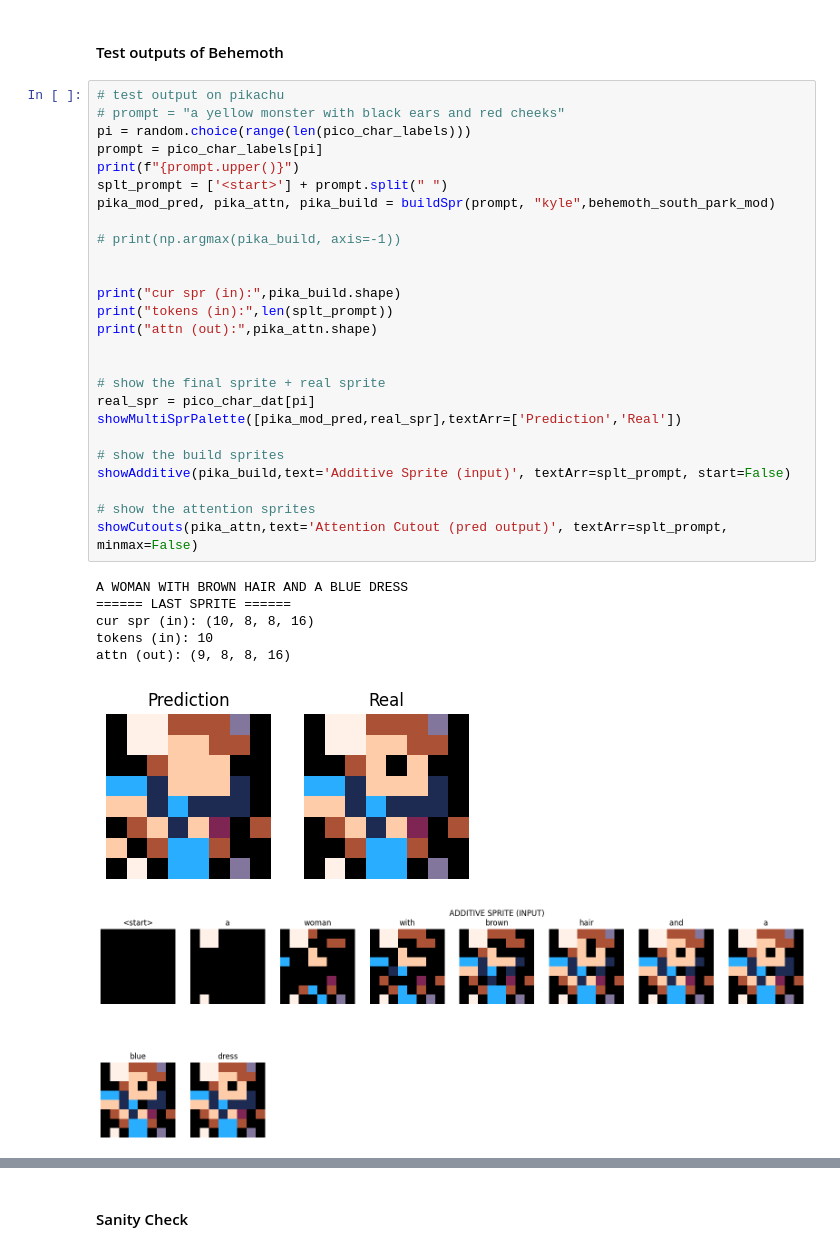
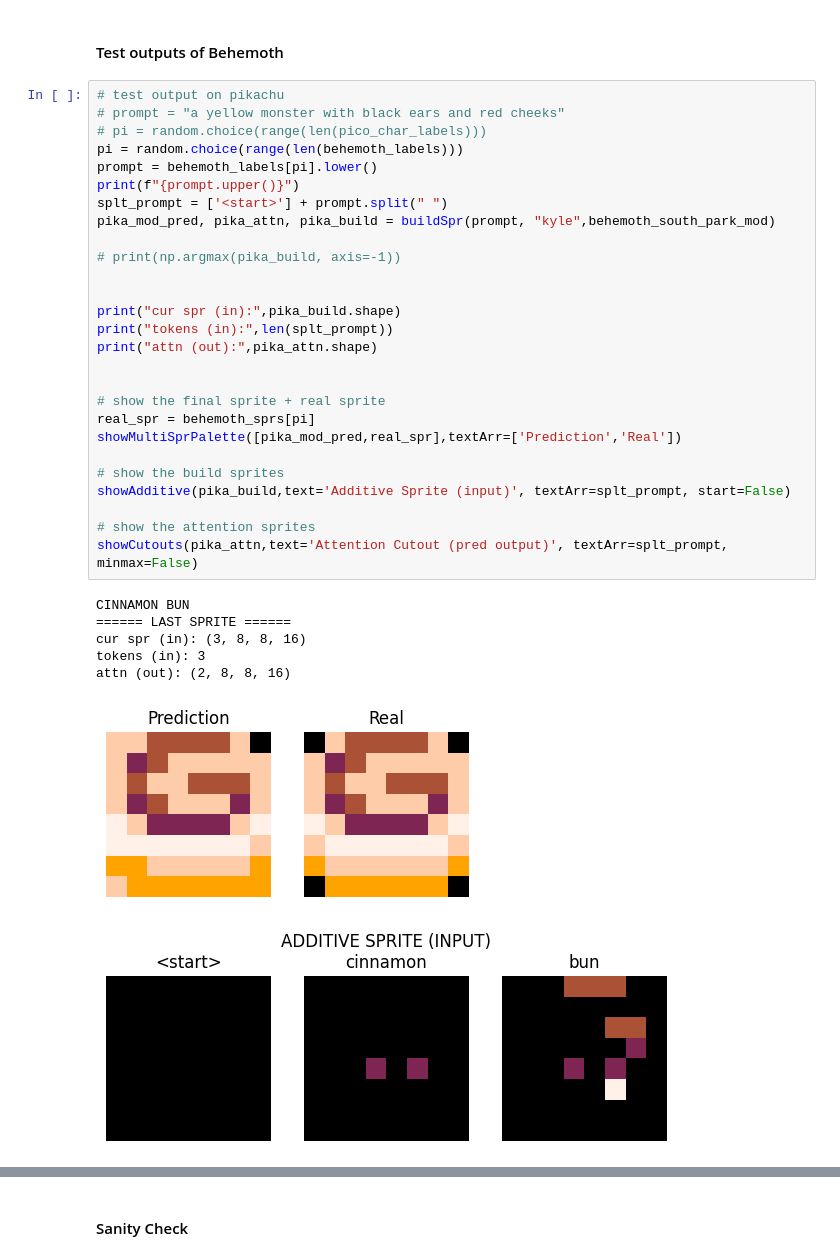
Before and after one commit to MasterMilkX/BMO_chatbot_prototype, a Jupyter notebook: Experimental_Notebooks/sprite_southpark.ipynb, the cells around one changed output, grey strips where cells are left out. Saved outputs shown, nothing was run; the diff lists cells and outputs as text.

```diff
--- a/Experimental_Notebooks/sprite_southpark.ipynb
+++ b/Experimental_Notebooks/sprite_southpark.ipynb
@@ -1313,34 +1313,35 @@ KeyError: 'val_loss'
 # %%
 # test output on pikachu
 # prompt = "a yellow monster with black ears and red cheeks"
-pi = random.choice(range(len(pico_char_labels)))
-prompt = pico_char_labels[pi]
+# pi = random.choice(range(len(pico_char_labels)))
+pi = random.choice(range(len(behemoth_labels)))
+prompt = behemoth_labels[pi].lower()
 print(f"{prompt.upper()}")
 splt_prompt = ['<start>'] + prompt.split(" ")
 pika_mod_pred, pika_attn, pika_build = buildSpr(prompt, "kyle",behemoth_south_park_mod)
 
 # print(np.argmax(pika_build, axis=-1))
 
 
 print("cur spr (in):",pika_build.shape)
 print("tokens (in):",len(splt_prompt))
 print("attn (out):",pika_attn.shape)
 
 
 # show the final sprite + real sprite
-real_spr = pico_char_dat[pi]
+real_spr = behemoth_sprs[pi]
 showMultiSprPalette([pika_mod_pred,real_spr],textArr=['Prediction','Real'])
 
 # show the build sprites
 showAdditive(pika_build,text='Additive Sprite (input)', textArr=splt_prompt, start=False)
 
 # show the attention sprites
 showCutouts(pika_attn,text='Attention Cutout (pred output)', textArr=splt_prompt, minmax=False)
 # %% [output]
-A WOMAN WITH BROWN HAIR AND A BLUE DRESS
+CINNAMON BUN
 ====== LAST SPRITE ======
-cur spr (in): (10, 8, 8, 16)
-tokens (in): 10
-attn (out): (9, 8, 8, 16)
+cur spr (in): (3, 8, 8, 16)
+tokens (in): 3
+attn (out): (2, 8, 8, 16)
-[figure, old version]
+[figure, new version]
-[figure, old version]
+[figure, new version]
```
Also changed, not shown: parts of 2 cells of this notebook, 3 other files.
